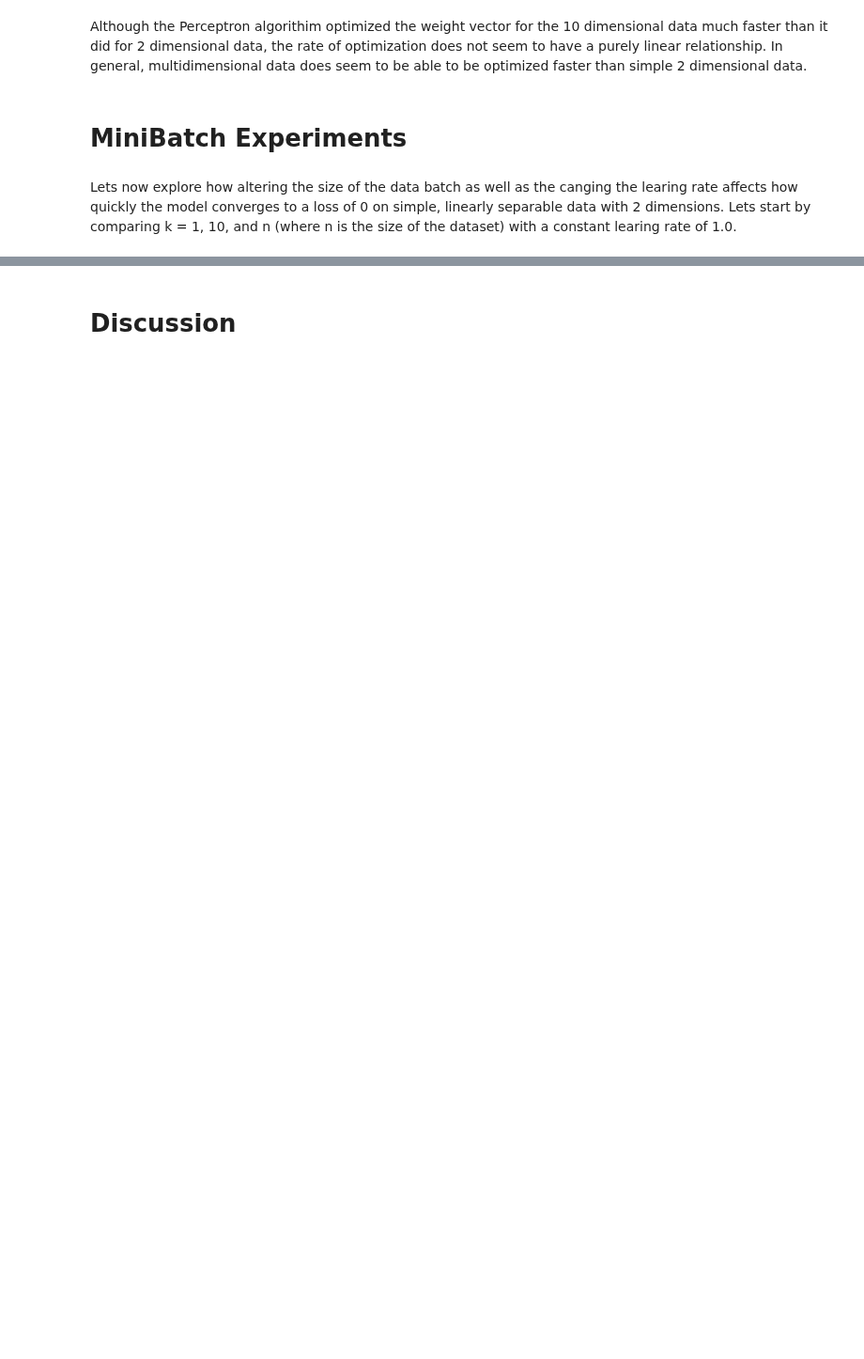
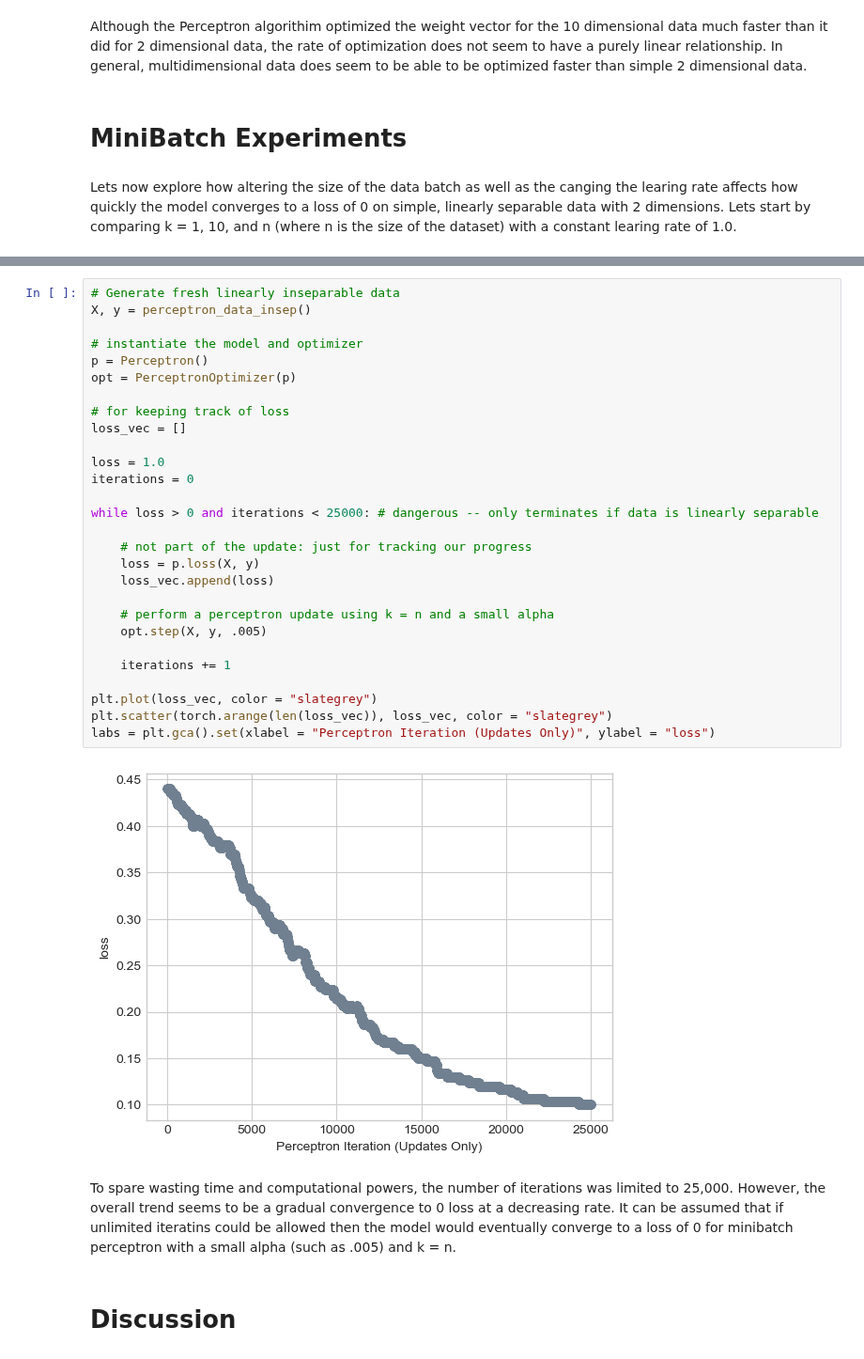
Before and after one commit to Nibsquatch/Nibsquatch.github.io, a Jupyter notebook: posts/Blog 4/index.ipynb, the cells around one changed output, grey strips where cells are left out. Shown at 94% size. Saved outputs shown, nothing was run; the diff lists cells and outputs as text; blank space fills up the shorter version.

```diff
--- a/posts/Blog 4/index.ipynb
+++ b/posts/Blog 4/index.ipynb
@@ -346,3 +345,35 @@ plt.legend()
+# %%
+# Generate fresh linearly inseparable data
+X, y = perceptron_data_insep()
+
+# instantiate the model and optimizer
+p = Perceptron()
+opt = PerceptronOptimizer(p)
+
+# for keeping track of loss
+loss_vec = []
+
+loss = 1.0
+iterations = 0
+
+while loss > 0 and iterations < 25000: # dangerous -- only terminates if data is linearly separable
+
+    # not part of the update: just for tracking our progress
+    loss = p.loss(X, y)
+    loss_vec.append(loss)
+
+    # perform a perceptron update using k = n and a small alpha
+    opt.step(X, y, .005)
+
+    iterations += 1
+
+plt.plot(loss_vec, color = "slategrey")
+plt.scatter(torch.arange(len(loss_vec)), loss_vec, color = "slategrey")
+labs = plt.gca().set(xlabel = "Perceptron Iteration (Updates Only)", ylabel = "loss")
+# %% [output]
+[figure, added]
+# %% [markdown]
+To spare wasting time and computational powers, the number of iterations was limited to 25,000. However, the overall trend seems to be a gradual convergence to 0 loss at a decreasing rate. It can be assumed that if unlimited iteratins could be allowed then the model would eventually converge to a loss of 0 for minibatch perceptron with a small alpha (such as .005) and k = n.
 # %% [markdown]
 # Discussion
 # %% [markdown]
```
Also changed, not shown: parts of 10 cells of this notebook, 12 other files.
